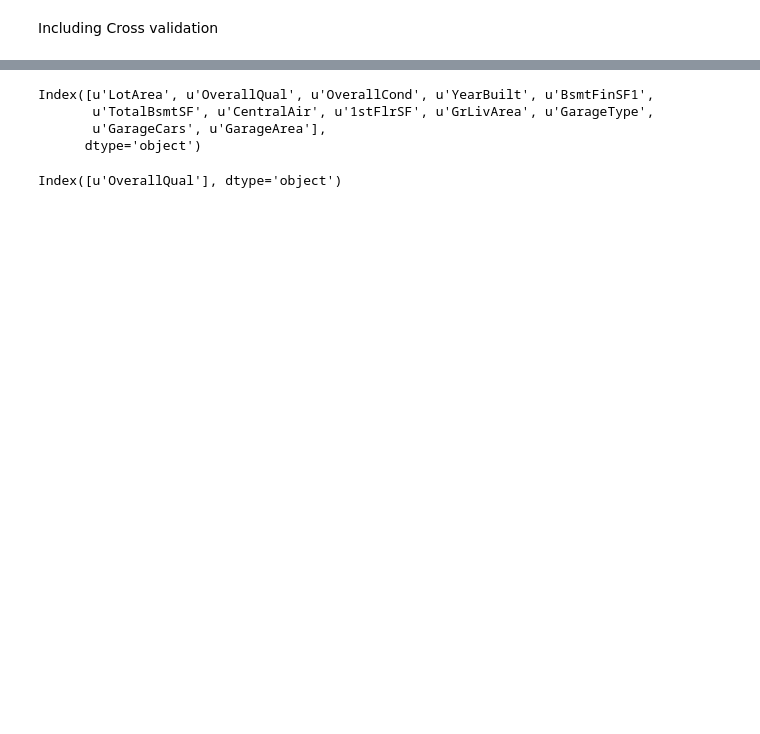
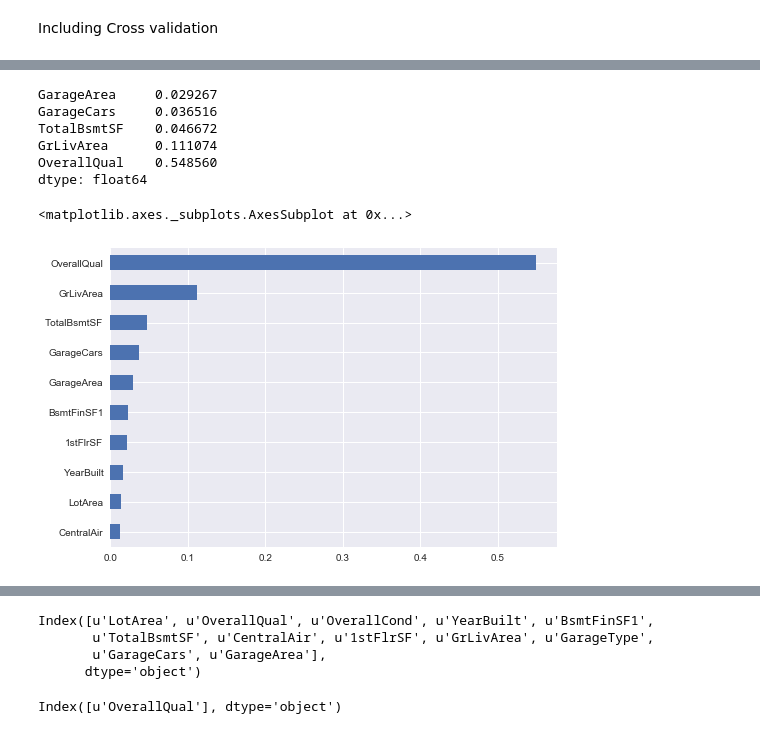
Before and after one commit to sushant2811/KaggleHousingPrices, a Jupyter notebook: KaggleHousingPrices.ipynb, the cells around one changed output, grey strips where cells are left out. Saved outputs shown, nothing was run; the diff lists cells and outputs as text; code cells hidden in the pictures; blank space fills up the shorter version.

```diff
--- a/KaggleHousingPrices.ipynb
+++ b/KaggleHousingPrices.ipynb
@@ -2141,0 +2143,16 @@ array([  5.63573075e-01,   1.14011312e-01,   6.09616723e-02,
+# %%
+coefRFR = pd.Series(RFR.feature_importances_, index = X_train.columns).sort_values()
+# %%
+coefRFR.tail()
+# %% [output]
+GarageArea     0.029267
+GarageCars     0.036516
+TotalBsmtSF    0.046672
+GrLivArea      0.111074
+OverallQual    0.548560
+dtype: float64
+# %%
+coefRFR.tail(10).plot(kind = 'barh')
+# %% [output]
+<matplotlib.axes._subplots.AxesSubplot at 0x...>
+[figure, added]
```
Also changed, not shown: parts of 38 cells of this notebook.
